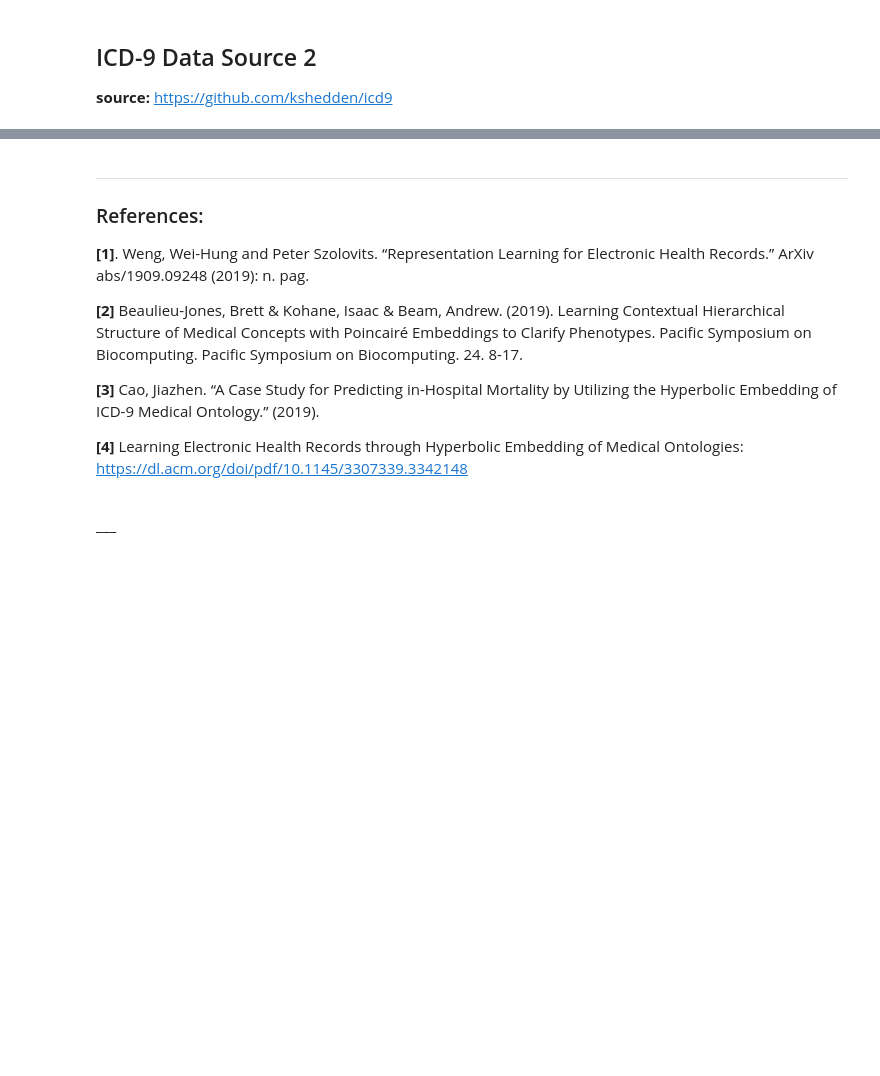
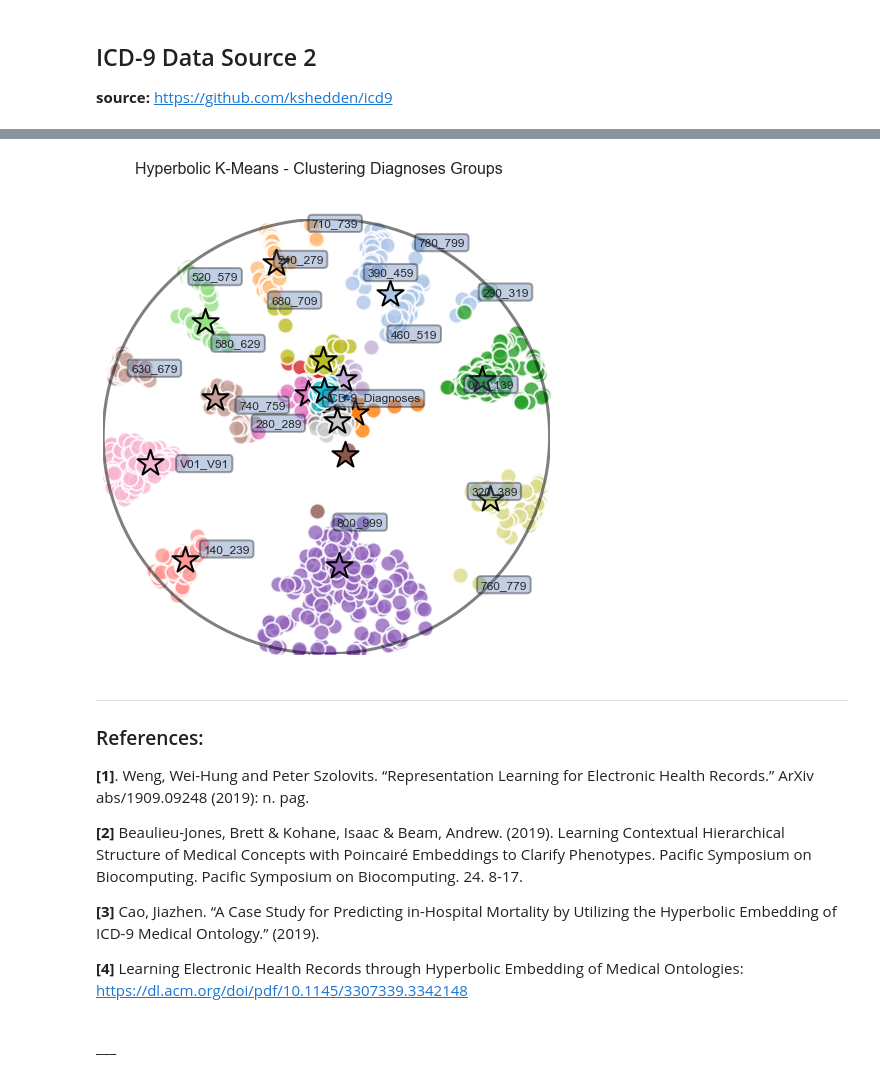
Before and after one commit to drewwilimitis/Hyperbolic-ICD-Embeddings-MIMIC3, a Jupyter notebook: hyperbolic_embedding_ICD9.ipynb, the cells around one changed output, grey strips where cells are left out. Saved outputs shown, nothing was run; the diff lists cells and outputs as text; code cells hidden in the pictures; blank space fills up the shorter version.

Commit message:
- add hyperbolic kmeans clustering

```diff
--- a/hyperbolic_embedding_ICD9.ipynb
+++ b/hyperbolic_embedding_ICD9.ipynb
@@ -524,3 +525,16 @@ plot_poincare_icd(emb, labels, edge_list=chapter_edges, add_labels=True, label_d
+# %%
+# fit hyperbolic kmeans clusters to embedding vectors
+sys.path.append('C:\\Users\\dreww\\Desktop\\hyperbolic-learning\\hyperbolic_kmeans')
+from hkmeans import HyperbolicKMeans, plot_clusters
+hkmeans = HyperbolicKMeans(n_clusters=19)
+hkmeans.fit(emb_data, max_epochs=10)
+# %%
+# plot results
+plot_clusters(emb, labels = hkmeans.assignments, centroids = hkmeans.centroids, edge_list=chapter_edges,
+              add_labels=True, label_dict=chapter_emb_dict, label_frac = 0.001, edge_frac = 0.01,
+              width=8, height=8, title='Clustering Diagnoses Groups')
+# %% [output]
+[figure, added]
 # %% [markdown]
 ___
 ### References: <br>
```
Also changed, not shown: parts of 5 cells of this notebook.
